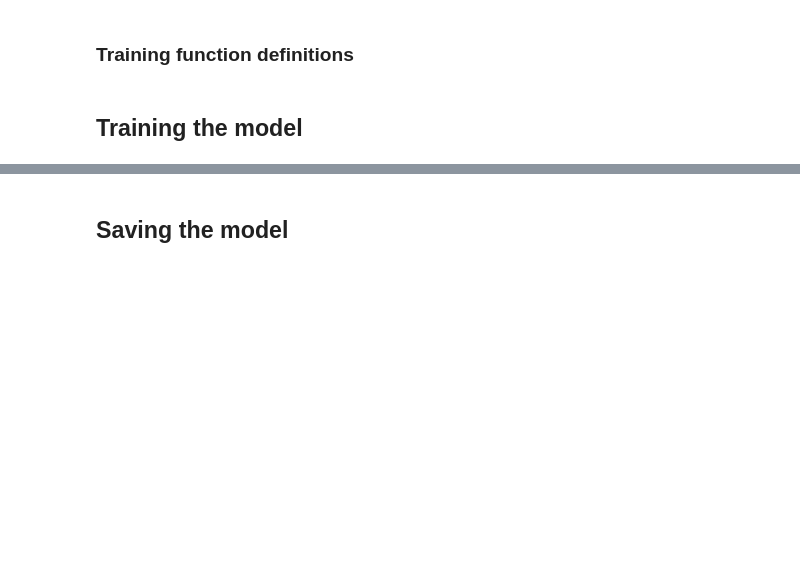
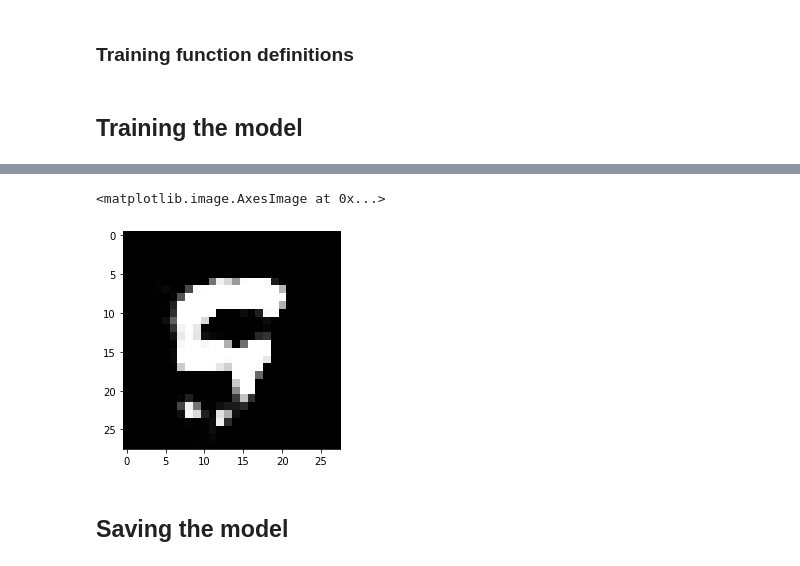
Before and after one commit to Capstone-Fall-22/art-generator, a Jupyter notebook: notebooks/GAN_training_and_experimentation.ipynb, the cells around one changed output, grey strips where cells are left out. Cells and saved outputs as stored; diff of their text form; code cells hidden in the pictures; blank space fills up the shorter version.

```diff
--- a/notebooks/GAN_training_and_experimentation.ipynb
+++ b/notebooks/GAN_training_and_experimentation.ipynb
@@ -484,3 +488,12 @@ generator.predict(tf.random.normal([4,]))
+# %%
+image = (image + 1)/(2) * 255
+np.min(image), np.max(image)
+# # image = np.expand_dims(image, axis=0)
+# # rand_seed
+plt.imshow(image[:, :, 0], cmap='gray')
+# %% [output]
+<matplotlib.image.AxesImage at 0x...>
+[figure, added]
 # %% [markdown]
 ## Saving the model
 # %%
```
Also changed, not shown: parts of 13 cells of this notebook, 1 other file.
